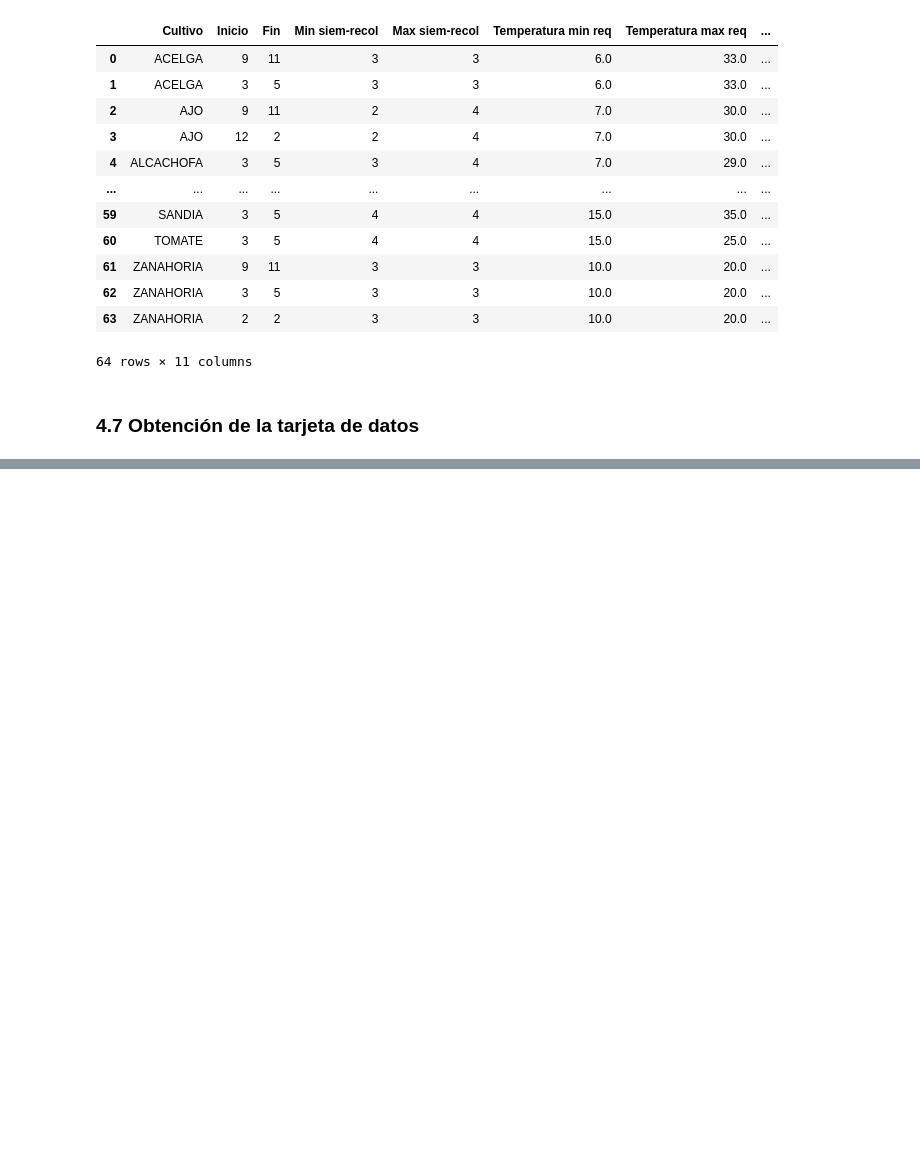
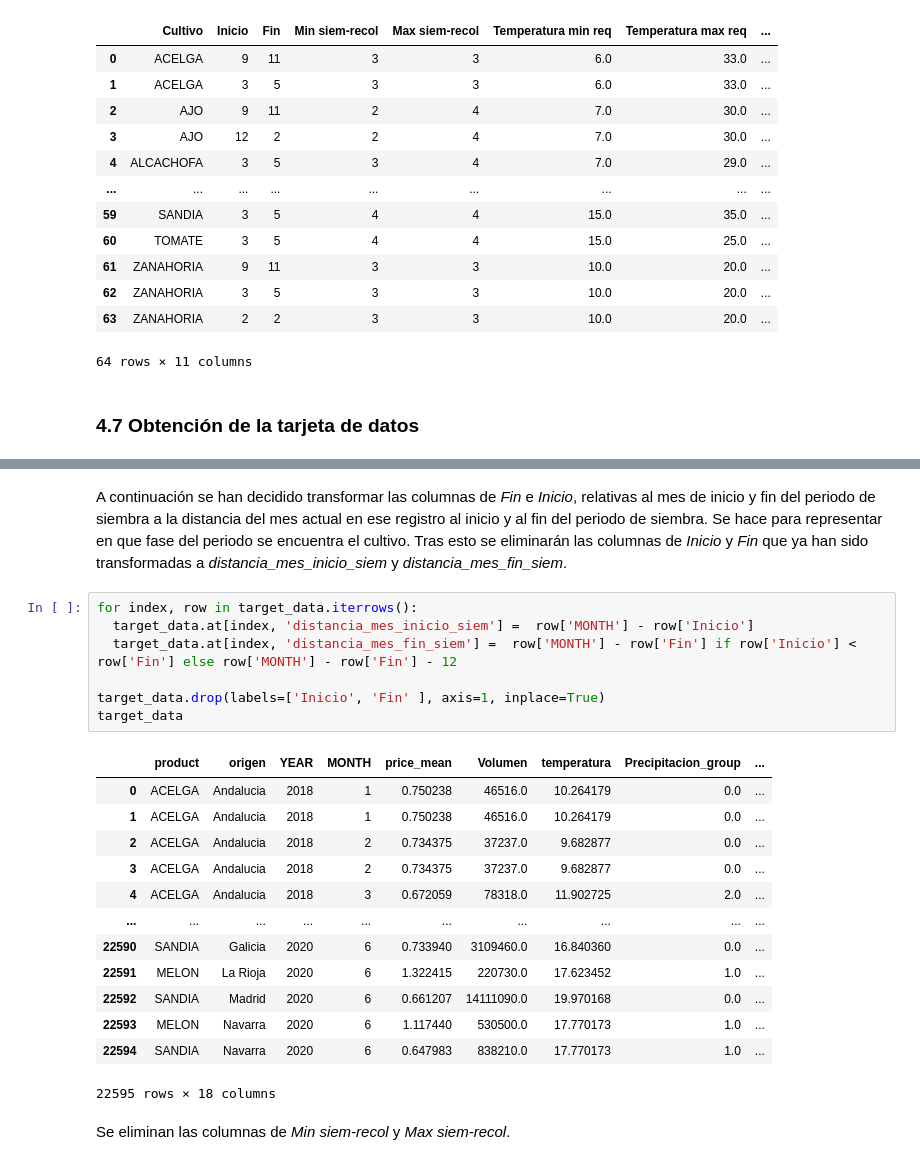
Before and after one commit to Laura-VFA/DataMining-21-22, a Jupyter notebook: DM_Entrega2.ipynb, the cells around one changed output, grey strips where cells are left out. Drawn from its saved outputs; the diff is of its cells as text; blank space fills up the shorter version.

```diff
--- a/DM_Entrega2.ipynb
+++ b/DM_Entrega2.ipynb
@@ -1188,0 +1203,26 @@ target_data = pd.merge(target_data, calendario_riegos_temp, how='left', left_on=
+# %% [markdown]
+A continuación se han decidido transformar las columnas de *Fin* e *Inicio*, relativas al mes de inicio y fin del periodo de siembra a la distancia del mes actual en ese registro al inicio y al fin del periodo de siembra. Se hace para representar en que fase del periodo se encuentra el cultivo.
+Tras esto se eliminarán las columnas de *Inicio* y *Fin* que ya han sido transformadas a *distancia_mes_inicio_siem* y *distancia_mes_fin_siem*.
+# %%
+for index, row in target_data.iterrows():
+  target_data.at[index, 'distancia_mes_inicio_siem'] =  row['MONTH'] - row['Inicio']
+  target_data.at[index, 'distancia_mes_fin_siem'] =  row['MONTH'] - row['Fin'] if row['Inicio'] < row['Fin'] else row['MONTH'] - row['Fin'] - 12
+
+target_data.drop(labels=['Inicio', 'Fin' ], axis=1, inplace=True)
+target_data
+# %% [output]
+|  | product | origen | YEAR | MONTH | price_mean | Volumen | temperatura | Precipitacion_group | ... |
+| 0 | ACELGA | Andalucia | 2018 | 1 | 0.750238 | 46516.0 | 10.264179 | 0.0 | ... |
+| 1 | ACELGA | Andalucia | 2018 | 1 | 0.750238 | 46516.0 | 10.264179 | 0.0 | ... |
+| 2 | ACELGA | Andalucia | 2018 | 2 | 0.734375 | 37237.0 | 9.682877 | 0.0 | ... |
+| 3 | ACELGA | Andalucia | 2018 | 2 | 0.734375 | 37237.0 | 9.682877 | 0.0 | ... |
+| 4 | ACELGA | Andalucia | 2018 | 3 | 0.672059 | 78318.0 | 11.902725 | 2.0 | ... |
+| ... | ... | ... | ... | ... | ... | ... | ... | ... | ... |
+| 22590 | SANDIA | Galicia | 2020 | 6 | 0.733940 | 3109460.0 | 16.840360 | 0.0 | ... |
+| 22591 | MELON | La Rioja | 2020 | 6 | 1.322415 | 220730.0 | 17.623452 | 1.0 | ... |
+| 22592 | SANDIA | Madrid | 2020 | 6 | 0.661207 | 14111090.0 | 19.970168 | 0.0 | ... |
+| 22593 | MELON | Navarra | 2020 | 6 | 1.117440 | 530500.0 | 17.770173 | 1.0 | ... |
+| 22594 | SANDIA | Navarra | 2020 | 6 | 0.647983 | 838210.0 | 17.770173 | 1.0 | ... |
+22595 rows × 18 columns
+# %% [markdown]
+Se eliminan las columnas de *Min siem-recol* y *Max siem-recol*.
```
Also changed, not shown: parts of 47 cells of this notebook.
